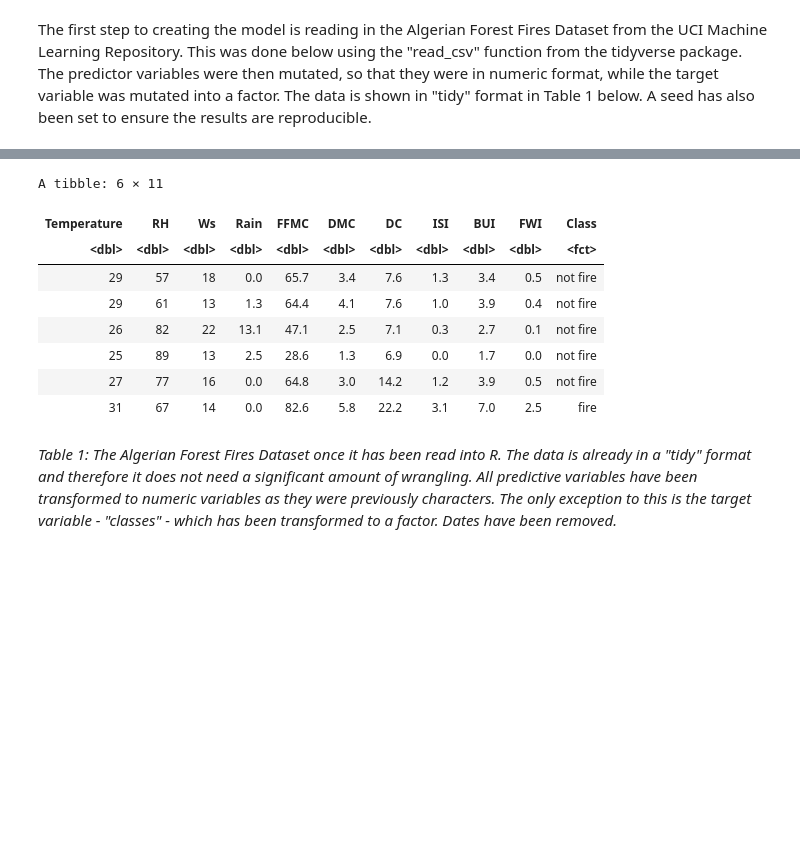
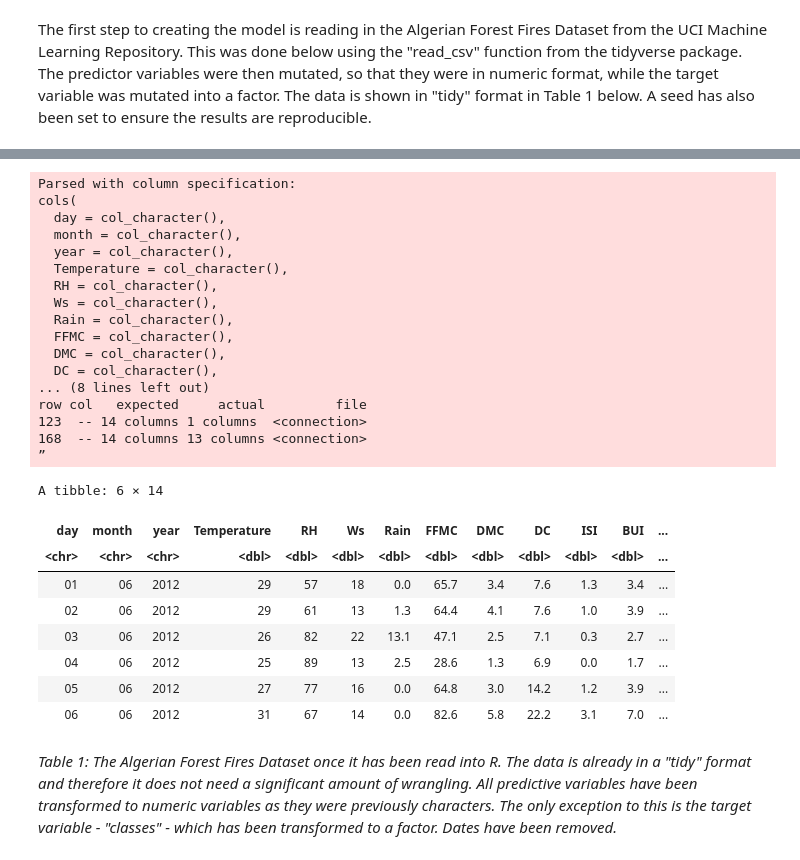
Before and after one commit to deckyblue/DSCI100_Final_Project, a Jupyter notebook: DSCI_project.ipynb, the cells around one changed output, grey strips where cells are left out. Drawn from its saved outputs; the diff is of its cells as text; code cells hidden in the pictures; blank space fills up the shorter version.

Commit message:
Meeting Andy Dexter
Triple hashtags (###) are left for possible improvements.

```diff
--- a/DSCI_project.ipynb
+++ b/DSCI_project.ipynb
@@ -81,38 +51,45 @@ A tibble: 6 × 14
 # %%
-forest_fire <- forest_fire_original %>%
-  select(-day, -month, -year) %>%
-  slice(1:122, 125:167, 169:244) %>%
-  mutate(Temperature = as.numeric(Temperature)) %>%
-  mutate(RH = as.numeric(RH)) %>%
-  mutate(Ws = as.numeric(Ws)) %>%
-  mutate(Rain = as.numeric(Rain)) %>%
-  mutate(FFMC = as.numeric(FFMC)) %>%
-  mutate(DMC = as.numeric(DMC)) %>%
-  mutate(DC = as.numeric(DC)) %>%
-  mutate(ISI = as.numeric(ISI)) %>%
-  mutate(BUI = as.numeric(BUI)) %>%
-  mutate(FWI = as.numeric(FWI)) %>%
-  mutate(Class = as.factor(Classes)) %>%
-  select(-Classes)
-
-# forest_fire <- forest_fire_original %>%
-#   select(Temperature, RH, Rain, Classes) %>%
-#   slice(1:122, 125:167, 169:244) %>% ###there should be a more "reproducible" way of doing this
-#   mutate(Temperature = as.numeric(Temperature)) %>%
-#   mutate(RH = as.numeric(RH)) %>%
-#   mutate(Class = as.factor(Classes)) %>%
-#   select(-Classes)
-
-head(forest_fire)
+forest_fire_original <- read_csv(url("https://archive.ics.uci.edu/ml/machine-learning-databases/00547/Algerian_forest_fires_dataset_UPDATE.csv"), skip = 1) %>%
+    slice(1:122, 125:167, 169:244) %>%
+    mutate(Temperature = as.numeric(Temperature),
+           RH = as.numeric(RH),
+           Ws = as.numeric(Ws),
+           Rain = as.numeric(Rain),
+           FFMC = as.numeric(FFMC),
+           DMC = as.numeric(DMC),
+           DC = as.numeric(DC),
+           ISI = as.numeric(ISI),
+           BUI = as.numeric(BUI),
+           FWI = as.numeric(FWI),
+           Class = as.factor(Classes)) %>%
+    select(-Classes)
+head(forest_fire_original)
 # %% [output]
-A tibble: 6 × 11
+Parsed with column specification:
+cols(
+  day = col_character(),
+  month = col_character(),
+  year = col_character(),
+  Temperature = col_character(),
+  RH = col_character(),
+  Ws = col_character(),
+  Rain = col_character(),
+  FFMC = col_character(),
+  DMC = col_character(),
+  DC = col_character(),
+... (8 lines left out)
+row col   expected     actual         file
+123  -- 14 columns 1 columns  <connection>
+168  -- 14 columns 13 columns <connection>
+”
+A tibble: 6 × 14
-| Temperature | RH | Ws | Rain | FFMC | DMC | DC | ISI | BUI | FWI | Class |
-| <dbl> | <dbl> | <dbl> | <dbl> | <dbl> | <dbl> | <dbl> | <dbl> | <dbl> | <dbl> | <fct> |
-| 29 | 57 | 18 | 0.0 | 65.7 | 3.4 | 7.6 | 1.3 | 3.4 | 0.5 | not fire |
-| 29 | 61 | 13 | 1.3 | 64.4 | 4.1 | 7.6 | 1.0 | 3.9 | 0.4 | not fire |
-| 26 | 82 | 22 | 13.1 | 47.1 | 2.5 | 7.1 | 0.3 | 2.7 | 0.1 | not fire |
-| 25 | 89 | 13 | 2.5 | 28.6 | 1.3 | 6.9 | 0.0 | 1.7 | 0.0 | not fire |
-| 27 | 77 | 16 | 0.0 | 64.8 | 3.0 | 14.2 | 1.2 | 3.9 | 0.5 | not fire |
-| 31 | 67 | 14 | 0.0 | 82.6 | 5.8 | 22.2 | 3.1 | 7.0 | 2.5 | fire |
+| day | month | year | Temperature | RH | Ws | Rain | FFMC | DMC | DC | ISI | BUI | ... |
+| <chr> | <chr> | <chr> | <dbl> | <dbl> | <dbl> | <dbl> | <dbl> | <dbl> | <dbl> | <dbl> | <dbl> | ... |
+| 01 | 06 | 2012 | 29 | 57 | 18 | 0.0 | 65.7 | 3.4 | 7.6 | 1.3 | 3.4 | ... |
+| 02 | 06 | 2012 | 29 | 61 | 13 | 1.3 | 64.4 | 4.1 | 7.6 | 1.0 | 3.9 | ... |
+| 03 | 06 | 2012 | 26 | 82 | 22 | 13.1 | 47.1 | 2.5 | 7.1 | 0.3 | 2.7 | ... |
+| 04 | 06 | 2012 | 25 | 89 | 13 | 2.5 | 28.6 | 1.3 | 6.9 | 0.0 | 1.7 | ... |
+| 05 | 06 | 2012 | 27 | 77 | 16 | 0.0 | 64.8 | 3.0 | 14.2 | 1.2 | 3.9 | ... |
+| 06 | 06 | 2012 | 31 | 67 | 14 | 0.0 | 82.6 | 5.8 | 22.2 | 3.1 | 7.0 | ... |
 # %% [markdown]
 <i> Table 1: The Algerian Forest Fires Dataset once it has been read into R. The data is already in a "tidy" format and therefore it does not need a significant amount of wrangling. All predictive variables have been transformed to numeric variables as they were previously characters. The only exception to this is the target variable - "classes" - which has been transformed to a factor. Dates have been removed.
```
Also changed, not shown: parts of 32 cells of this notebook.
